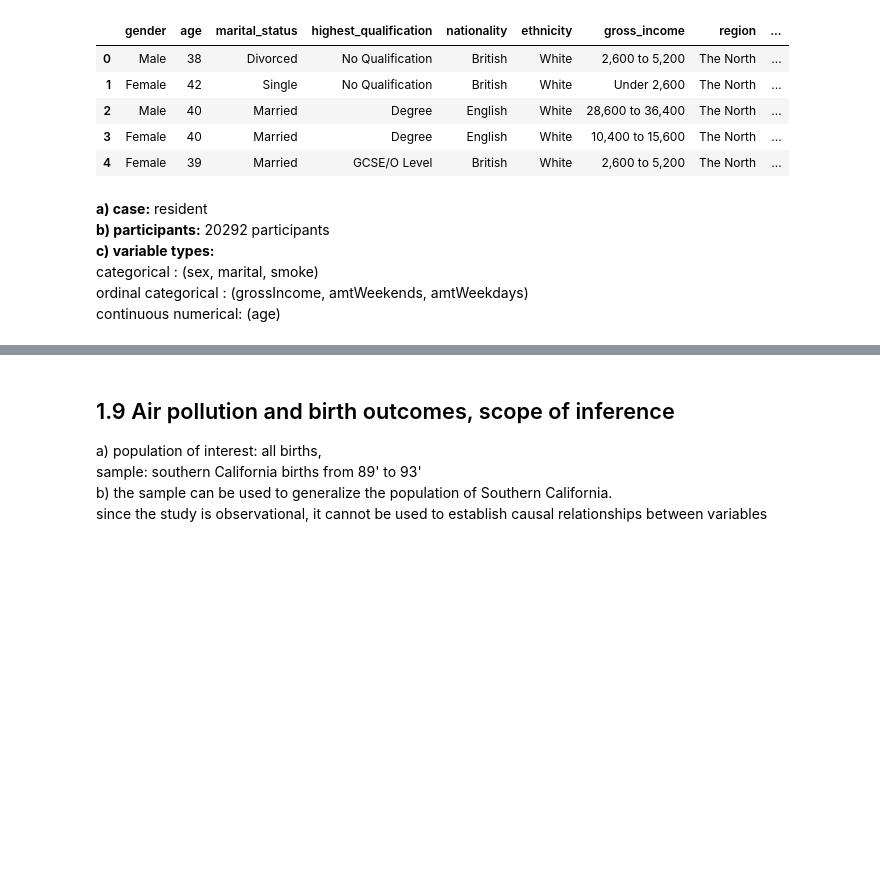
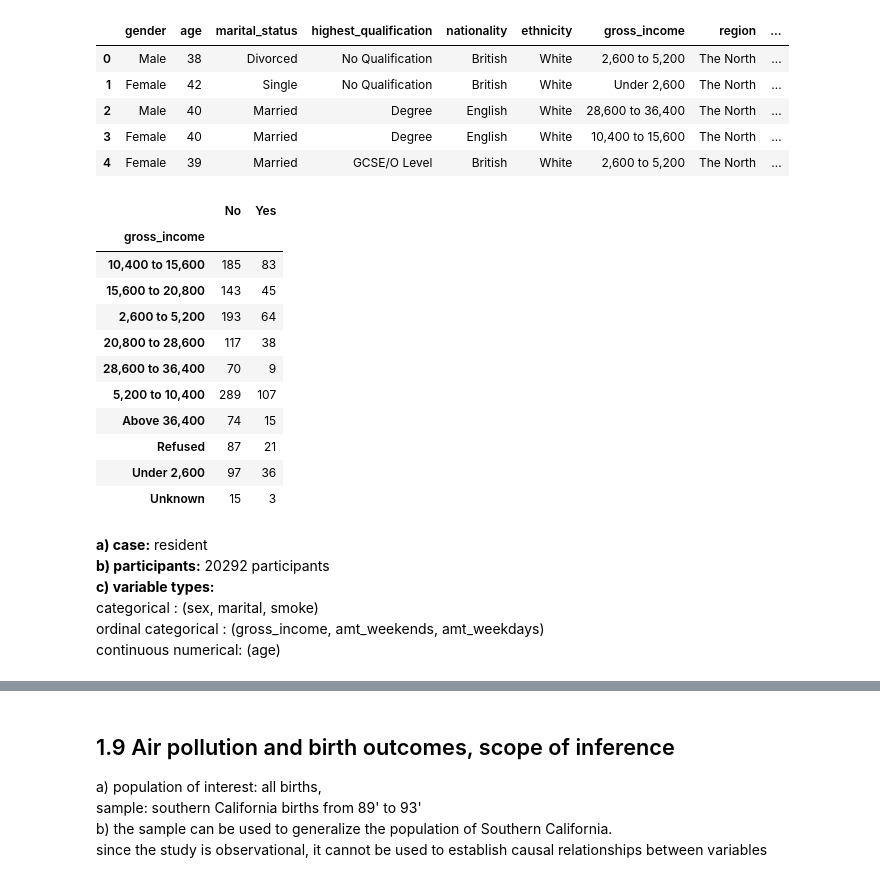
Before and after one commit to ukrainian-serge/open_intro_statistics, a Jupyter notebook: serge_notebooks/chap_1_exercises.ipynb, the cells around one changed output, grey strips where cells are left out. Cells and saved outputs as stored; diff of their text form; code cells hidden in the pictures; blank space fills up the shorter version.

Commit message:
made smokers/income table for fun

```diff
--- a/serge_notebooks/chap_1_exercises.ipynb
+++ b/serge_notebooks/chap_1_exercises.ipynb
@@ -206,12 +205,33 @@ Participants:  20292
 | 2 | Male | 40 | Married | Degree | English | White | 28,600 to 36,400 | The North | ... |
 | 3 | Female | 40 | Married | Degree | English | White | 10,400 to 15,600 | The North | ... |
 | 4 | Female | 39 | Married | GCSE/O Level | British | White | 2,600 to 5,200 | The North | ... |
+# %%
+grouped = smoking.groupby(['gross_income', 'smoke']).size().to_frame()
+
+idx = pd.IndexSlice # for slicing multiindex
+d= {'No':grouped.loc[idx[:,'No'],].droplevel(1),
+    'Yes': grouped.loc[idx[:,'Yes'],].droplevel(1)}
+
+pd.concat(d, axis=1).droplevel(1, axis=1)
+# %% [output]
+|  | No | Yes |
+| gross_income |  |  |
+| 10,400 to 15,600 | 185 | 83 |
+| 15,600 to 20,800 | 143 | 45 |
+| 2,600 to 5,200 | 193 | 64 |
+| 20,800 to 28,600 | 117 | 38 |
+| 28,600 to 36,400 | 70 | 9 |
+| 5,200 to 10,400 | 289 | 107 |
+| Above 36,400 | 74 | 15 |
+| Refused | 87 | 21 |
+| Under 2,600 | 97 | 36 |
+| Unknown | 15 | 3 |
 # %% [markdown]
 **a) case:** resident
 **b) participants:** 20292 participants
 **c) variable types:**
 categorical         : (sex, marital, smoke)
-ordinal categorical : (grossIncome, amtWeekends, amtWeekdays)
+ordinal categorical : (gross_income, amt_weekends, amt_weekdays)
 continuous numerical: (age)
 # %% [markdown]
 ---
```
Also changed, not shown: parts of 1 cell of this notebook.
